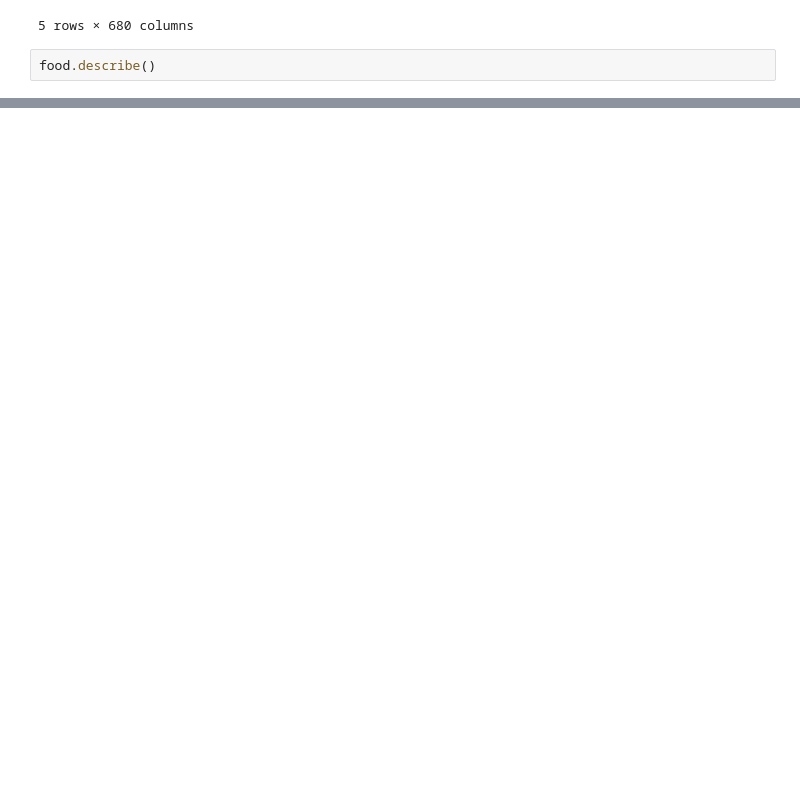
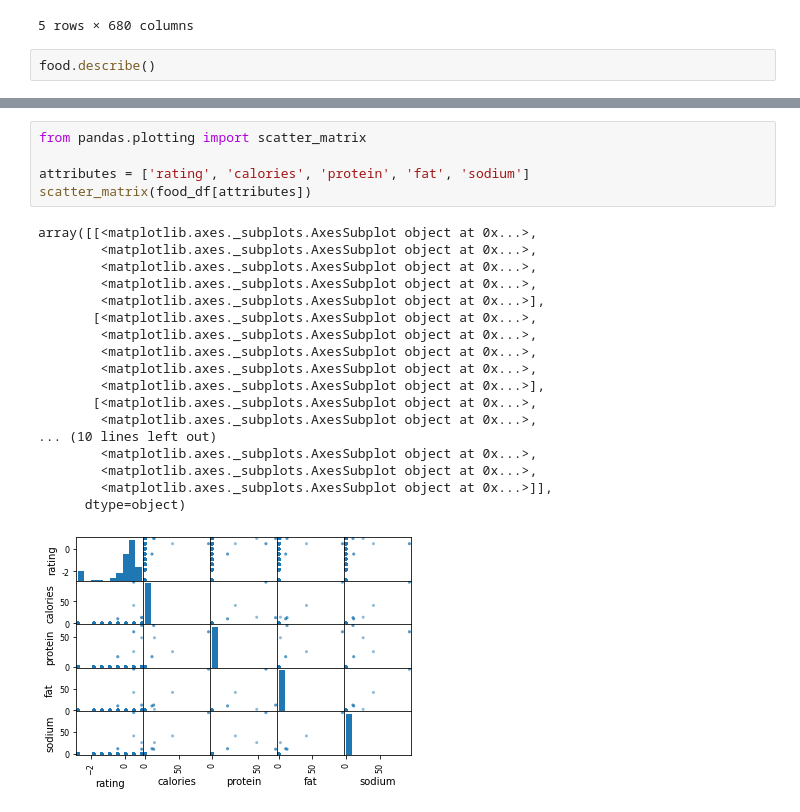
Before and after one commit to robd123/AML, a Jupyter notebook: Project2.ipynb, the cells around one changed output, grey strips where cells are left out. Saved outputs shown, nothing was run; the diff lists cells and outputs as text; blank space fills up the shorter version.

```diff
--- a/Project2.ipynb
+++ b/Project2.ipynb
@@ -51,0 +60,24 @@ food_df.head()
+# %%
+from pandas.plotting import scatter_matrix
+
+attributes = ['rating', 'calories', 'protein', 'fat', 'sodium']
+scatter_matrix(food_df[attributes])
+# %% [output]
+array([[<matplotlib.axes._subplots.AxesSubplot object at 0x...>,
+        <matplotlib.axes._subplots.AxesSubplot object at 0x...>,
+        <matplotlib.axes._subplots.AxesSubplot object at 0x...>,
+        <matplotlib.axes._subplots.AxesSubplot object at 0x...>,
+        <matplotlib.axes._subplots.AxesSubplot object at 0x...>],
+       [<matplotlib.axes._subplots.AxesSubplot object at 0x...>,
+        <matplotlib.axes._subplots.AxesSubplot object at 0x...>,
+        <matplotlib.axes._subplots.AxesSubplot object at 0x...>,
+        <matplotlib.axes._subplots.AxesSubplot object at 0x...>,
+        <matplotlib.axes._subplots.AxesSubplot object at 0x...>],
+       [<matplotlib.axes._subplots.AxesSubplot object at 0x...>,
+        <matplotlib.axes._subplots.AxesSubplot object at 0x...>,
+... (10 lines left out)
+        <matplotlib.axes._subplots.AxesSubplot object at 0x...>,
+        <matplotlib.axes._subplots.AxesSubplot object at 0x...>,
+        <matplotlib.axes._subplots.AxesSubplot object at 0x...>]],
+      dtype=object)
+[figure, added]
```
Also changed, not shown: parts of 2 cells of this notebook.
